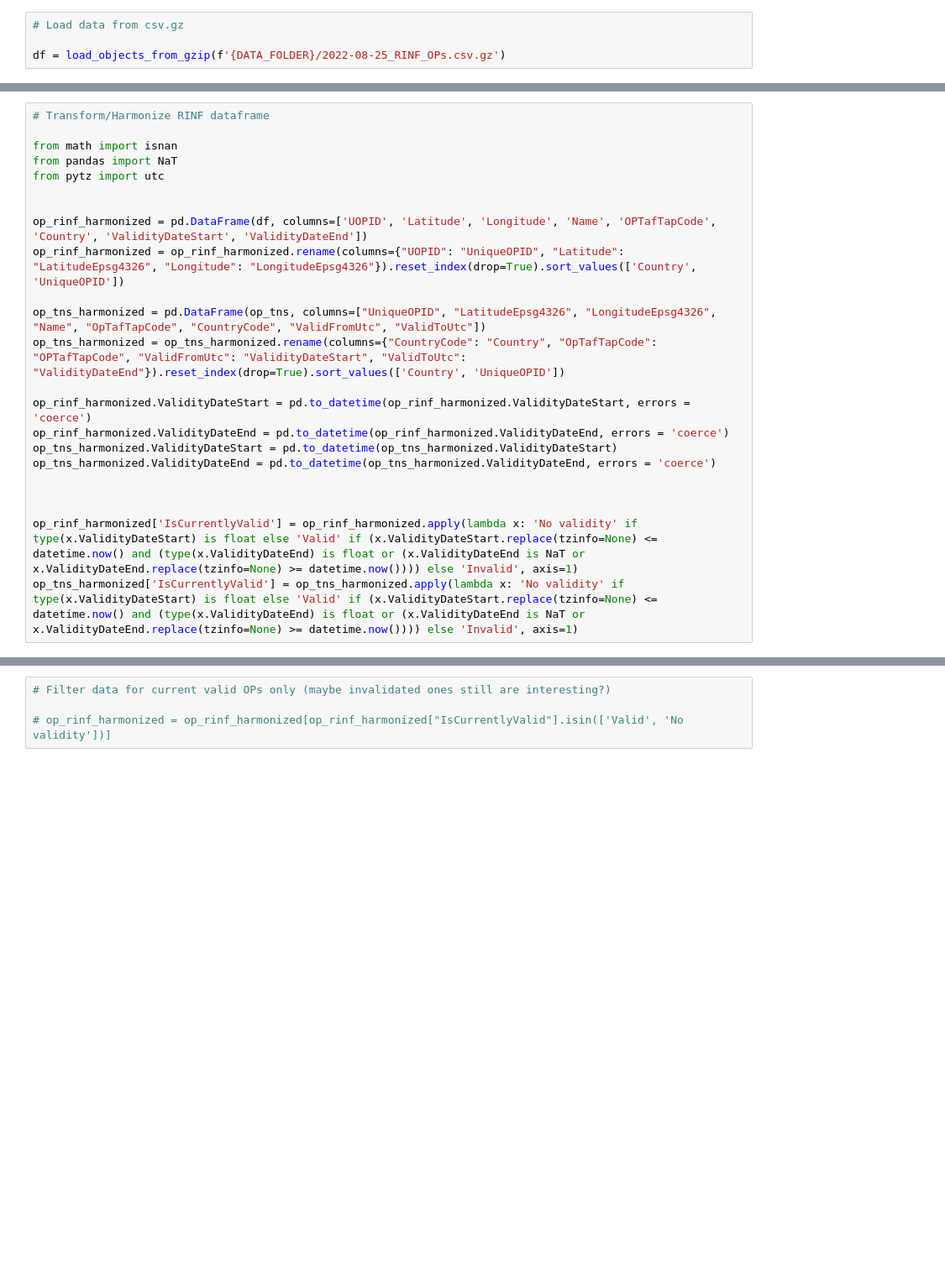
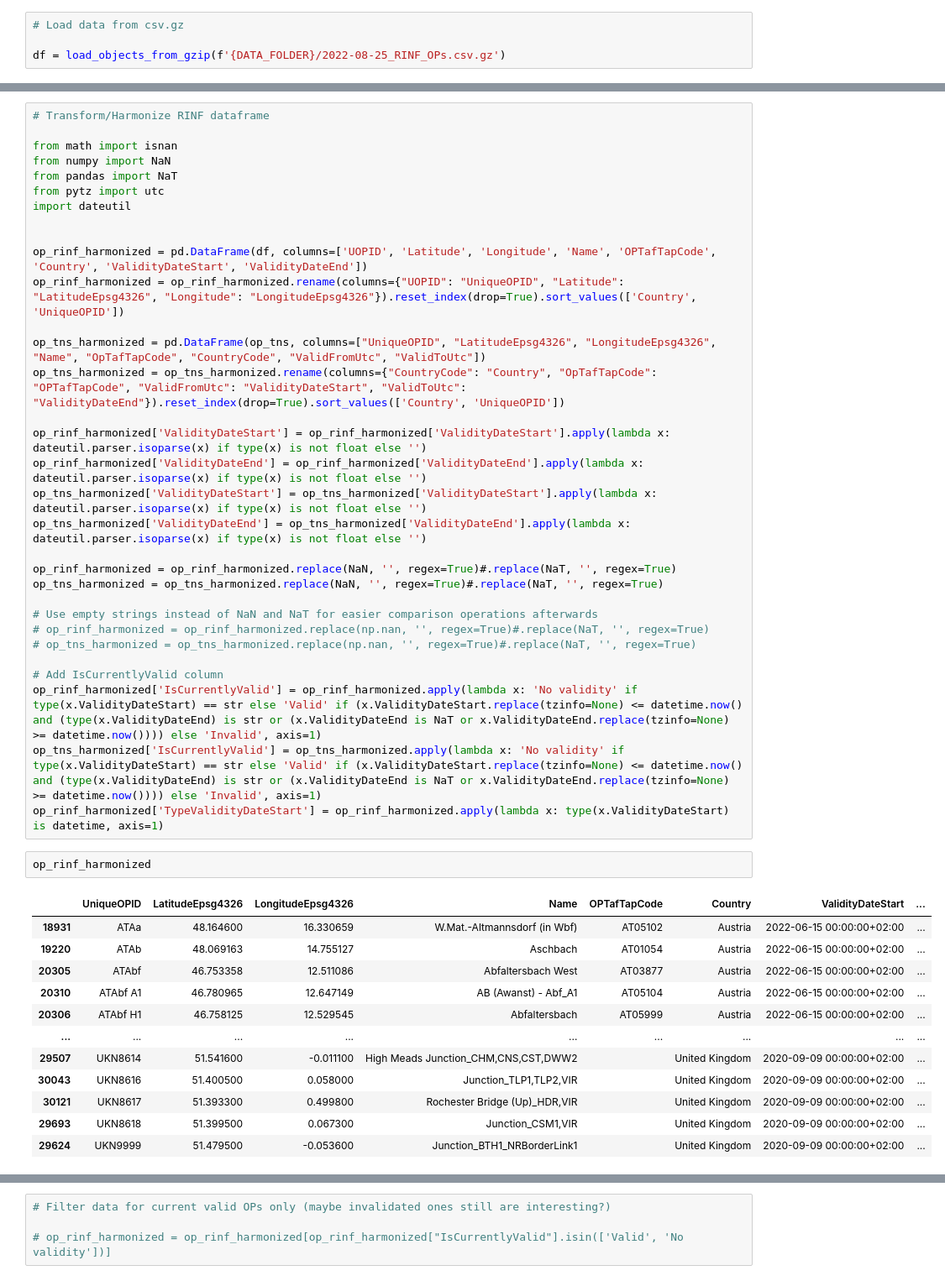
Before and after one commit to cmaart/cmaart.github.io, a Jupyter notebook: rinf-differences-report.ipynb, the cells around one changed output, grey strips where cells are left out. Shown at 84% size. Saved outputs shown, nothing was run; the diff lists cells and outputs as text; blank space fills up the shorter version.

```diff
--- a/rinf-differences-report.ipynb
+++ b/rinf-differences-report.ipynb
@@ -165,8 +159,10 @@ dtale.show(df, drop_index = True)
 # Transform/Harmonize RINF dataframe
 
 from math import isnan
+from numpy import NaN
 from pandas import NaT
 from pytz import utc
+import dateutil
 
 
 op_rinf_harmonized = pd.DataFrame(df, columns=['UOPID', 'Latitude', 'Longitude', 'Name', 'OPTafTapCode', 'Country', 'ValidityDateStart', 'ValidityDateEnd'])
@@ -175,12 +171,34 @@ op_rinf_harmonized = op_rinf_harmonized.rename(columns={"UOPID": "UniqueOPID", "
 op_tns_harmonized = pd.DataFrame(op_tns, columns=["UniqueOPID", "LatitudeEpsg4326", "LongitudeEpsg4326", "Name", "OpTafTapCode", "CountryCode", "ValidFromUtc", "ValidToUtc"])
 op_tns_harmonized = op_tns_harmonized.rename(columns={"CountryCode": "Country", "OpTafTapCode": "OPTafTapCode", "ValidFromUtc": "ValidityDateStart", "ValidToUtc": "ValidityDateEnd"}).reset_index(drop=True).sort_values(['Country', 'UniqueOPID'])
 
-op_rinf_harmonized.ValidityDateStart = pd.to_datetime(op_rinf_harmonized.ValidityDateStart, errors = 'coerce')
-op_rinf_harmonized.ValidityDateEnd = pd.to_datetime(op_rinf_harmonized.ValidityDateEnd, errors = 'coerce')
-op_tns_harmonized.ValidityDateStart = pd.to_datetime(op_tns_harmonized.ValidityDateStart)
-op_tns_harmonized.ValidityDateEnd = pd.to_datetime(op_tns_harmonized.ValidityDateEnd, errors = 'coerce')
+op_rinf_harmonized['ValidityDateStart'] = op_rinf_harmonized['ValidityDateStart'].apply(lambda x: dateutil.parser.isoparse(x) if type(x) is not float else '')
+op_rinf_harmonized['ValidityDateEnd'] = op_rinf_harmonized['ValidityDateEnd'].apply(lambda x: dateutil.parser.isoparse(x) if type(x) is not float else '')
+op_tns_harmonized['ValidityDateStart'] = op_tns_harmonized['ValidityDateStart'].apply(lambda x: dateutil.parser.isoparse(x) if type(x) is not float else '')
+op_tns_harmonized['ValidityDateEnd'] = op_tns_harmonized['ValidityDateEnd'].apply(lambda x: dateutil.parser.isoparse(x) if type(x) is not float else '')
 
+op_rinf_harmonized = op_rinf_harmonized.replace(NaN, '', regex=True)#.replace(NaT, '', regex=True)
+op_tns_harmonized = op_tns_harmonized.replace(NaN, '', regex=True)#.replace(NaT, '', regex=True)
 
+# Use empty strings instead of NaN and NaT for easier comparison operations afterwards
+# op_rinf_harmonized = op_rinf_harmonized.replace(np.nan, '', regex=True)#.replace(NaT, '', regex=True)
+# op_tns_harmonized = op_tns_harmonized.replace(np.nan, '', regex=True)#.replace(NaT, '', regex=True)
 
-op_rinf_harmonized['IsCurrentlyValid'] = op_rinf_harmonized.apply(lambda x: 'No validity' if type(x.ValidityDateStart) is float else 'Valid' if (x.ValidityDateStart.replace(tzinfo=None) <= datetime.now() and (type(x.ValidityDateEnd) is float or (x.ValidityDateEnd is NaT or x.ValidityDateEnd.replace(tzinfo=None) >= datetime.now()))) else 'Invalid', axis=1)
-op_tns_harmonized['IsCurrentlyValid'] = op_tns_harmonized.apply(lambda x: 'No validity' if type(x.ValidityDateStart) is float else 'Valid' if (x.ValidityDateStart.replace(tzinfo=None) <= datetime.now() and (type(x.ValidityDateEnd) is float or (x.ValidityDateEnd is NaT or x.ValidityDateEnd.replace(tzinfo=None) >= datetime.now()))) else 'Invalid', axis=1)
+# Add IsCurrentlyValid column
+op_rinf_harmonized['IsCurrentlyValid'] = op_rinf_harmonized.apply(lambda x: 'No validity' if type(x.ValidityDateStart) == str else 'Valid' if (x.ValidityDateStart.replace(tzinfo=None) <= datetime.now() and (type(x.ValidityDateEnd) is str or (x.ValidityDateEnd is NaT or x.ValidityDateEnd.replace(tzinfo=None) >= datetime.now()))) else 'Invalid', axis=1)
+op_tns_harmonized['IsCurrentlyValid'] = op_tns_harmonized.apply(lambda x: 'No validity' if type(x.ValidityDateStart) == str else 'Valid' if (x.ValidityDateStart.replace(tzinfo=None) <= datetime.now() and (type(x.ValidityDateEnd) is str or (x.ValidityDateEnd is NaT or x.ValidityDateEnd.replace(tzinfo=None) >= datetime.now()))) else 'Invalid', axis=1)
+op_rinf_harmonized['TypeValidityDateStart'] = op_rinf_harmonized.apply(lambda x: type(x.ValidityDateStart) is datetime, axis=1)
+# %%
+op_rinf_harmonized
+# %% [output]
+|  | UniqueOPID | LatitudeEpsg4326 | LongitudeEpsg4326 | Name | OPTafTapCode | Country | ValidityDateStart | ... |
+| 18931 | ATAa | 48.164600 | 16.330659 | W.Mat.-Altmannsdorf (in Wbf) | AT05102 | Austria | 2022-06-15 00:00:00+02:00 | ... |
+| 19220 | ATAb | 48.069163 | 14.755127 | Aschbach | AT01054 | Austria | 2022-06-15 00:00:00+02:00 | ... |
+| 20305 | ATAbf | 46.753358 | 12.511086 | Abfaltersbach West | AT03877 | Austria | 2022-06-15 00:00:00+02:00 | ... |
+| 20310 | ATAbf A1 | 46.780965 | 12.647149 | AB (Awanst) - Abf_A1 | AT05104 | Austria | 2022-06-15 00:00:00+02:00 | ... |
+| 20306 | ATAbf H1 | 46.758125 | 12.529545 | Abfaltersbach | AT05999 | Austria | 2022-06-15 00:00:00+02:00 | ... |
+| ... | ... | ... | ... | ... | ... | ... | ... | ... |
+| 29507 | UKN8614 | 51.541600 | -0.011100 | High Meads Junction_CHM,CNS,CST,DWW2 |  | United Kingdom | 2020-09-09 00:00:00+02:00 | ... |
+| 30043 | UKN8616 | 51.400500 | 0.058000 | Junction_TLP1,TLP2,VIR |  | United Kingdom | 2020-09-09 00:00:00+02:00 | ... |
+| 30121 | UKN8617 | 51.393300 | 0.499800 | Rochester Bridge (Up)_HDR,VIR |  | United Kingdom | 2020-09-09 00:00:00+02:00 | ... |
+| 29693 | UKN8618 | 51.399500 | 0.067300 | Junction_CSM1,VIR |  | United Kingdom | 2020-09-09 00:00:00+02:00 | ... |
+| 29624 | UKN9999 | 51.479500 | -0.053600 | Junction_BTH1_NRBorderLink1 |  | United Kingdom | 2020-09-09 00:00:00+02:00 | ... |
```
Also changed, not shown: parts of 6 cells of this notebook.
